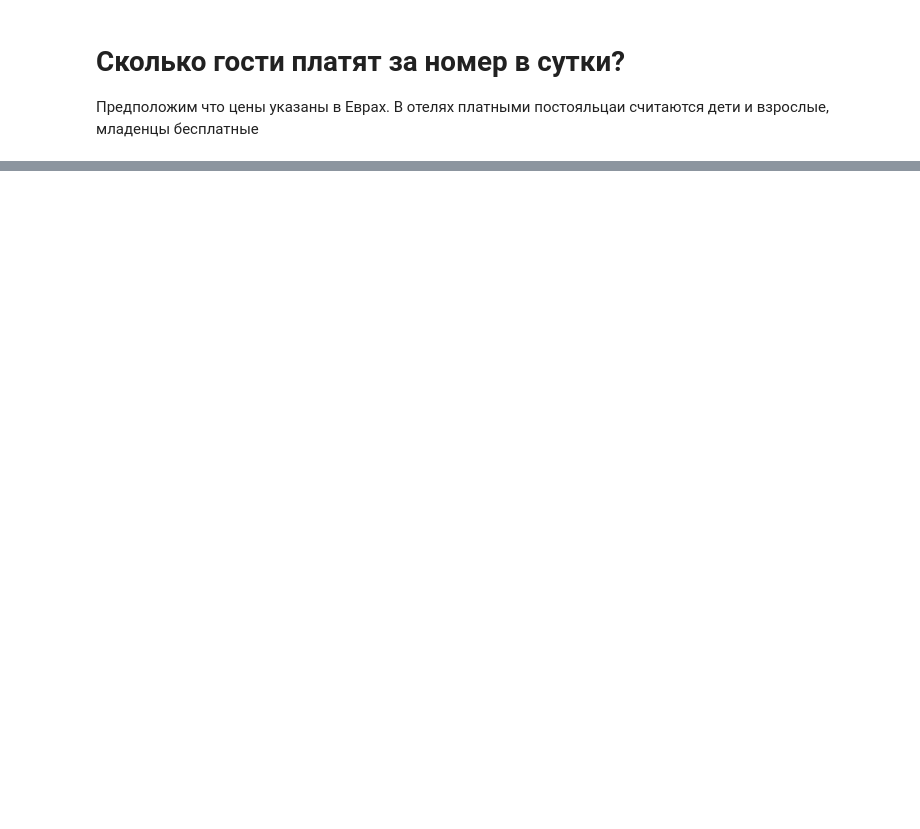
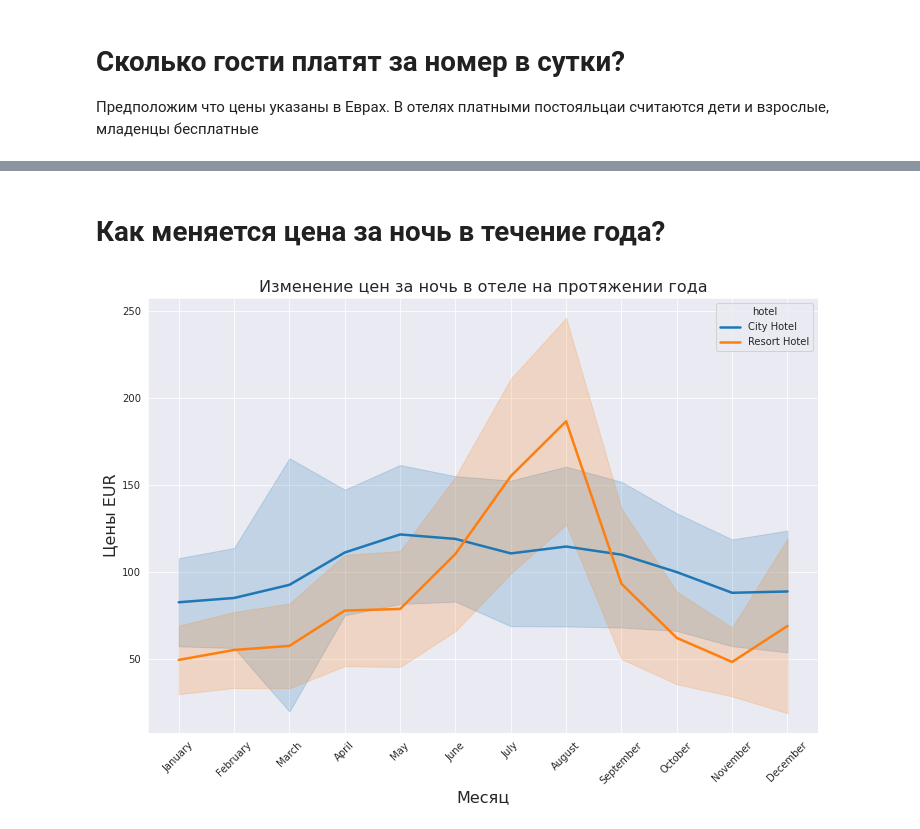
Before and after one commit to SugaryVictor/Hotel-booking-demand, a Jupyter notebook: hotel-booking-demand.ipynb, the cells around one changed output, grey strips where cells are left out. Cells and saved outputs as stored; diff of their text form; code cells hidden in the pictures; blank space fills up the shorter version.

Commit message:
Какой самый загруженный месяц? Как меняется цена за ночь в течение года? колько гости платят за номер в сутки?

```diff
--- a/hotel-booking-demand.ipynb
+++ b/hotel-booking-demand.ipynb
@@ -117,4 +103 @@ See the caveats in the documentation: https://pandas.pydata.org/pandas-docs/stab
-# %%
-df["adr_not_free"] = df["adr"] / (df["adults"] + df["children"])
-df = df.loc[df["is_canceled"] == 0]
 # %%
@@ -125,0 +117,19 @@ print(f'Средняя стоимость одной ночи в отеле со
+# %% [markdown]
+# Как меняется цена за ночь в течение года?
+# %%
+room_prices_mothly = df[["hotel", "arrival_date_month", "adr"]].sort_values("arrival_date_month")
+
+months = ["January", "February", "March", "April", "May", "June",
+                  "July", "August", "September", "October", "November", "December"]
+room_prices_mothly["arrival_date_month"] = pd.Categorical(room_prices_mothly["arrival_date_month"], categories=months, ordered=True)
+
+plt.figure(figsize=(12, 8))
+sns.lineplot(x="arrival_date_month", y="adr", hue="hotel", data=room_prices_mothly,
+             hue_order = ["City Hotel", "Resort Hotel"], ci="sd", size="hotel", sizes=(2.5, 2.5))
+plt.title("Изменение цен за ночь в отеле на протяжении года", fontsize=16)
+plt.xlabel("Месяц", fontsize=16)
+plt.xticks(rotation=45)
+plt.ylabel("Цены EUR", fontsize=16)
+plt.show()
+# %% [output]
+[figure, added]
```
Also changed, not shown: parts of 11 cells of this notebook.
